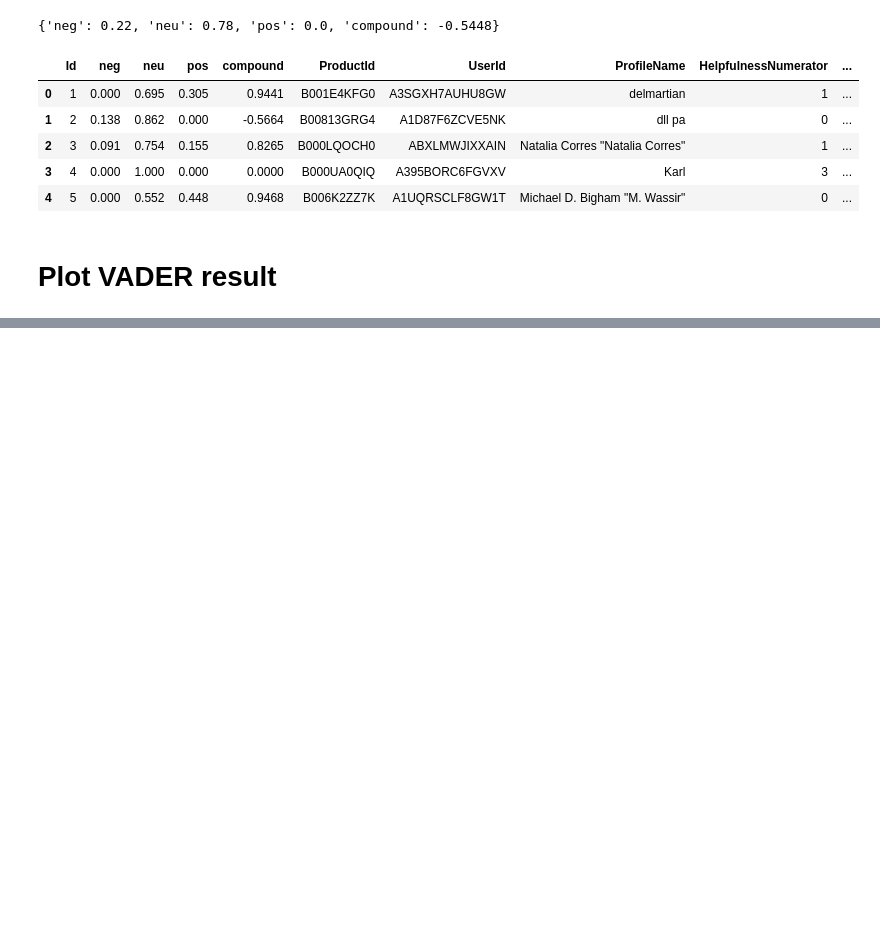
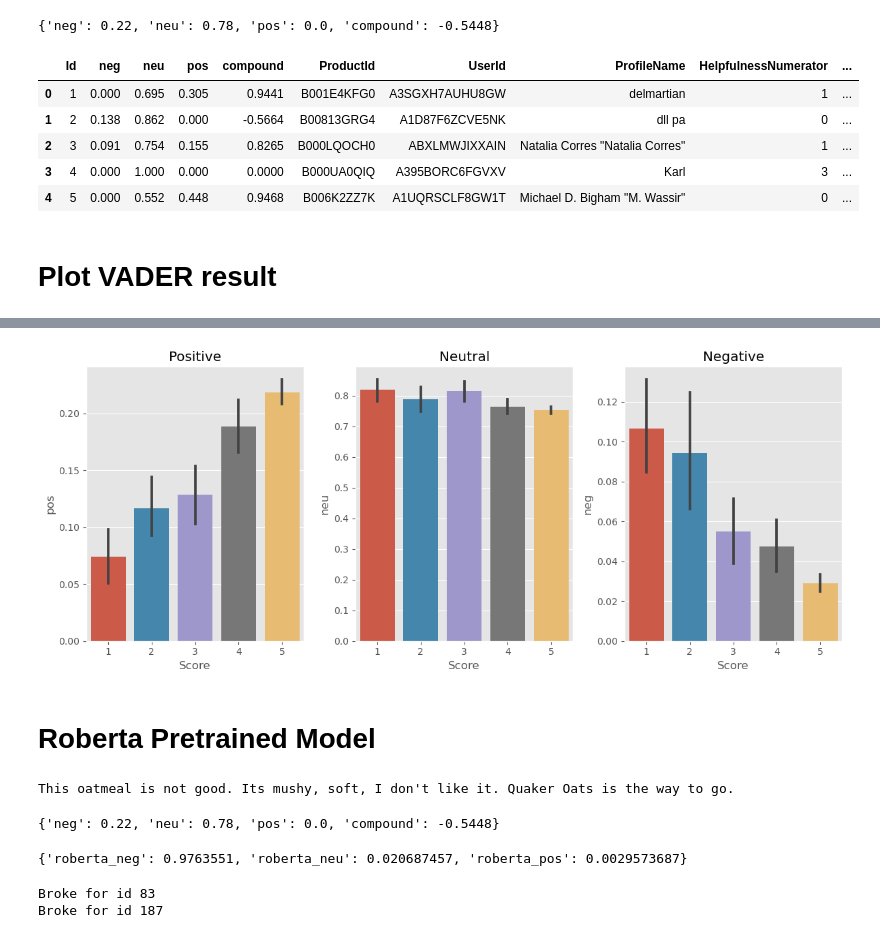
Before and after one commit to shuvrodas13/ML, a Jupyter notebook: prac-nltk.ipynb, the cells around one changed output, grey strips where cells are left out. Saved outputs shown, nothing was run; the diff lists cells and outputs as text; code cells hidden in the pictures; blank space fills up the shorter version.

```diff
--- a/prac-nltk.ipynb
+++ b/prac-nltk.ipynb
@@ -165,0 +180,14 @@ plt.show()
+# %%
+fig, axs = plt.subplots(1, 3, figsize=(12,5))
+sns.barplot(data=vaders, x='Score', y='pos',ax= axs[0])
+sns.barplot(data=vaders, x='Score', y='neu',ax= axs[1])
+sns.barplot(data=vaders, x='Score', y='neg',ax= axs[2])
+axs[0].set_title('Positive')
+axs[1].set_title('Neutral')
+axs[2].set_title('Negative')
+plt.tight_layout()
+plt.show()
+# %% [output]
+[figure, added]
+# %% [markdown]
+# Roberta Pretrained Model
@@ -165,0 +202,21 @@ plt.show()
+# %%
+# VADER results on example
+print(example)
+sia.polarity_scores(example)
+# %% [output]
+This oatmeal is not good. Its mushy, soft, I don't like it. Quaker Oats is the way to go.
+{'neg': 0.22, 'neu': 0.78, 'pos': 0.0, 'compound': -0.5448}
+# %%
+# Run for Roberta Model
+encoded_text = tokenizer(example, return_tensors='pt')
+output = model(**encoded_text)
+scores = output[0][0].detach().numpy()
+scores = softmax(scores)
+scores_dict = {
+    'roberta_neg' : scores[0],
+    'roberta_neu' : scores[1],
+    'roberta_pos' : scores[2]
+}
+print(scores_dict)
+# %% [output]
+{'roberta_neg': 0.9763551, 'roberta_neu': 0.020687457, 'roberta_pos': 0.0029573687}
@@ -165,0 +235,18 @@ plt.show()
+# %%
+res = {}
+for i, row in tqdm(df.iterrows(), total=len(df)):
+    try:
+        text = row['Text']
+        myid = row['Id']
+        vader_result = sia.polarity_scores(text)
+        vader_result_rename = {}
+        for key, value in vader_result.items():
+            vader_result_rename[f"vader_{key}"] = value
+        roberta_result = polarity_scores_roberta(text)
+        both = {**vader_result_rename, **roberta_result}
+        res[myid] = both
+    except RuntimeError:
+        print(f'Broke for id {myid}')
+# %% [output]
+Broke for id 83
+Broke for id 187
```
Also changed, not shown: parts of 19 cells of this notebook.
